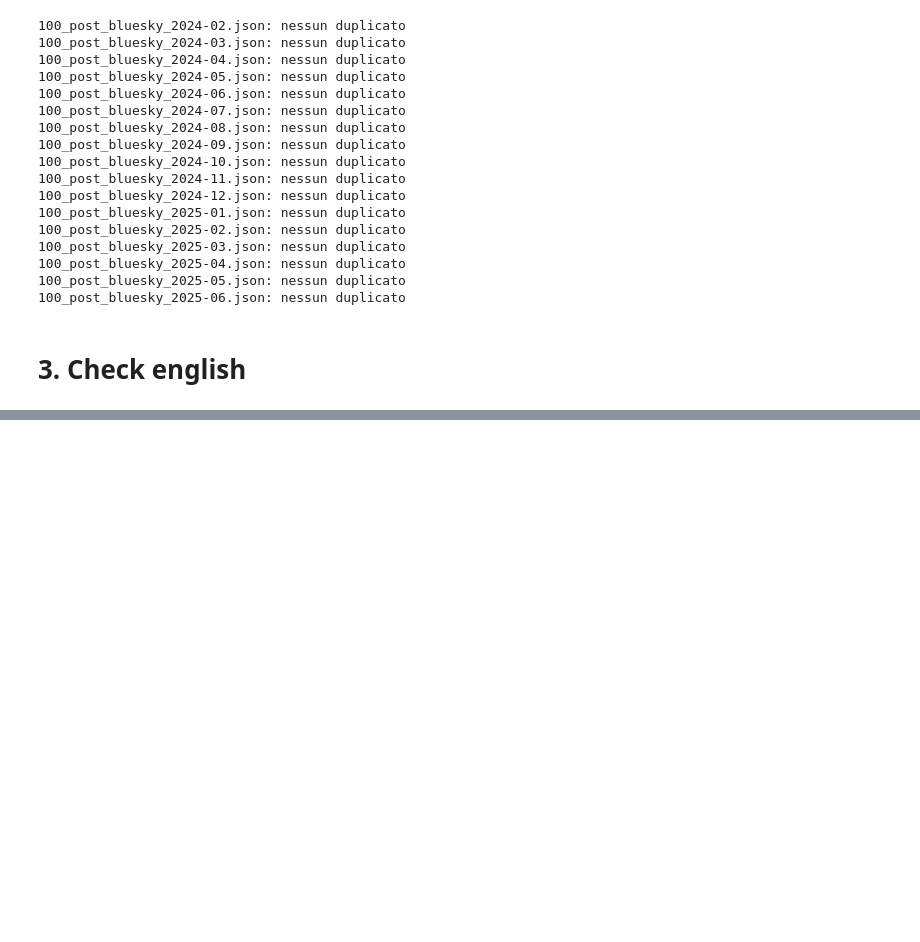
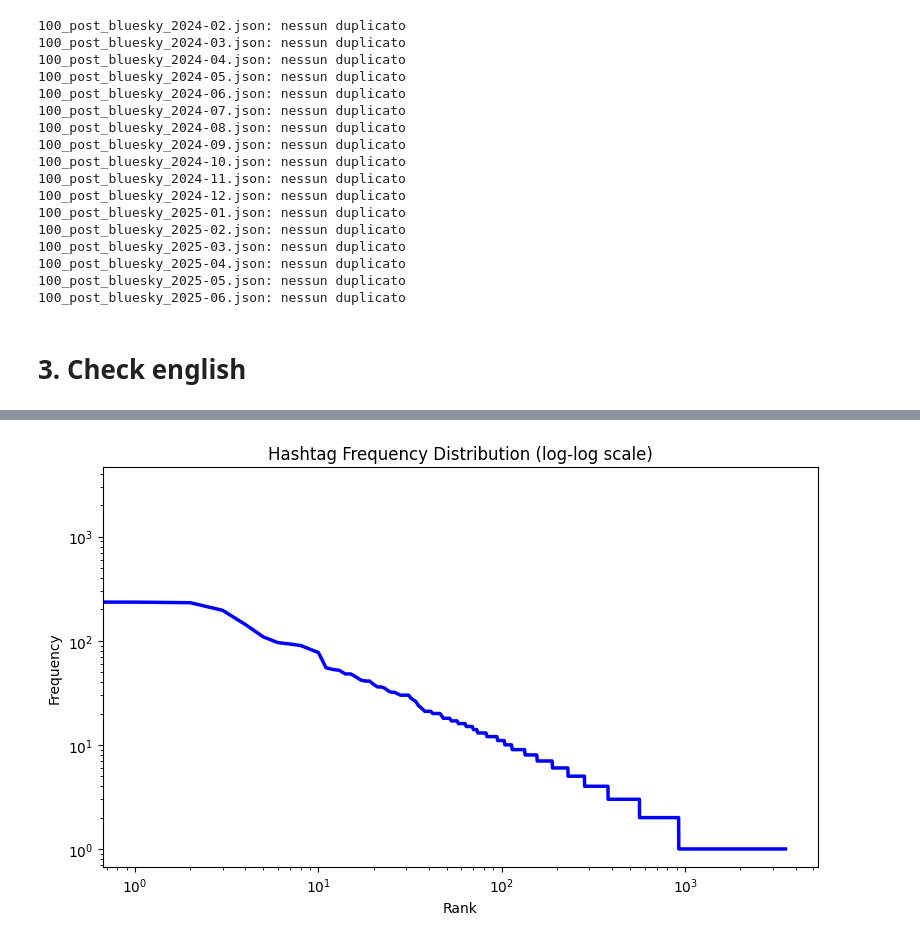
Before and after one commit to Damn18/Social-graph-miner-multi-platform-data-analysis, a Jupyter notebook: bluesky/code/100_posts/postprocessing.ipynb, the cells around one changed output, grey strips where cells are left out. Cells and saved outputs as stored; diff of their text form; code cells hidden in the pictures; blank space fills up the shorter version.

```diff
--- a/bluesky/code/100_posts/postprocessing.ipynb
+++ b/bluesky/code/100_posts/postprocessing.ipynb
@@ -177,0 +215,19 @@ for fname in os.listdir(folder):
+# %%
+# Full distribution (rank vs frequency)
+freqs = sorted(count_ba.values(), reverse=True)
+
+plt.figure(figsize=(8, 5))
+plt.plot(
+    freqs,
+    color="blue",
+    linewidth=2.5
+)
+plt.yscale("log")
+plt.xscale("log")
+plt.title("Hashtag Frequency Distribution (log-log scale)")
+plt.xlabel("Rank")
+plt.ylabel("Frequency")
+plt.tight_layout()
+plt.show()
+# %% [output]
+[figure, added]
```
Also changed, not shown: parts of 22 cells of this notebook, 29 other files.
